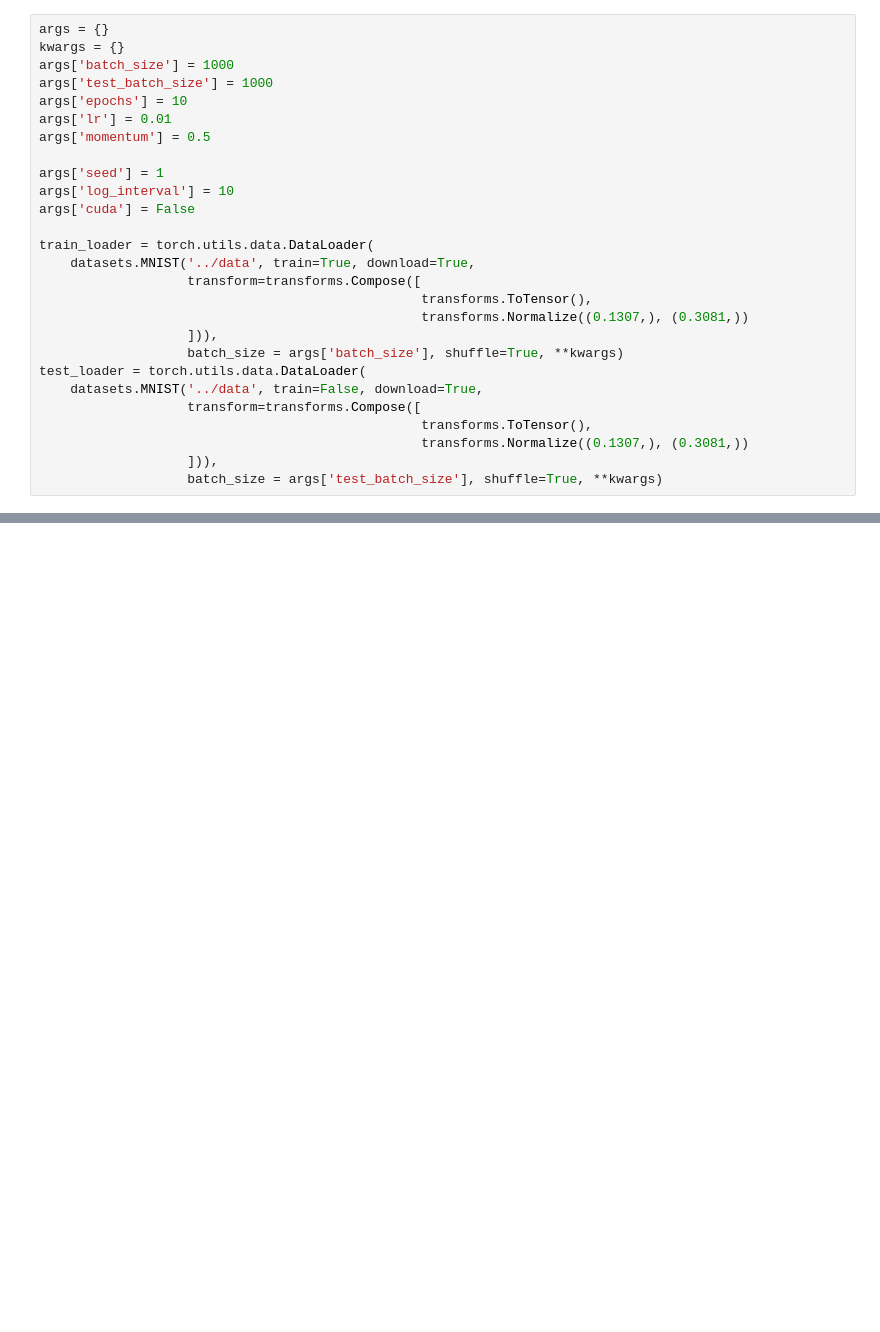
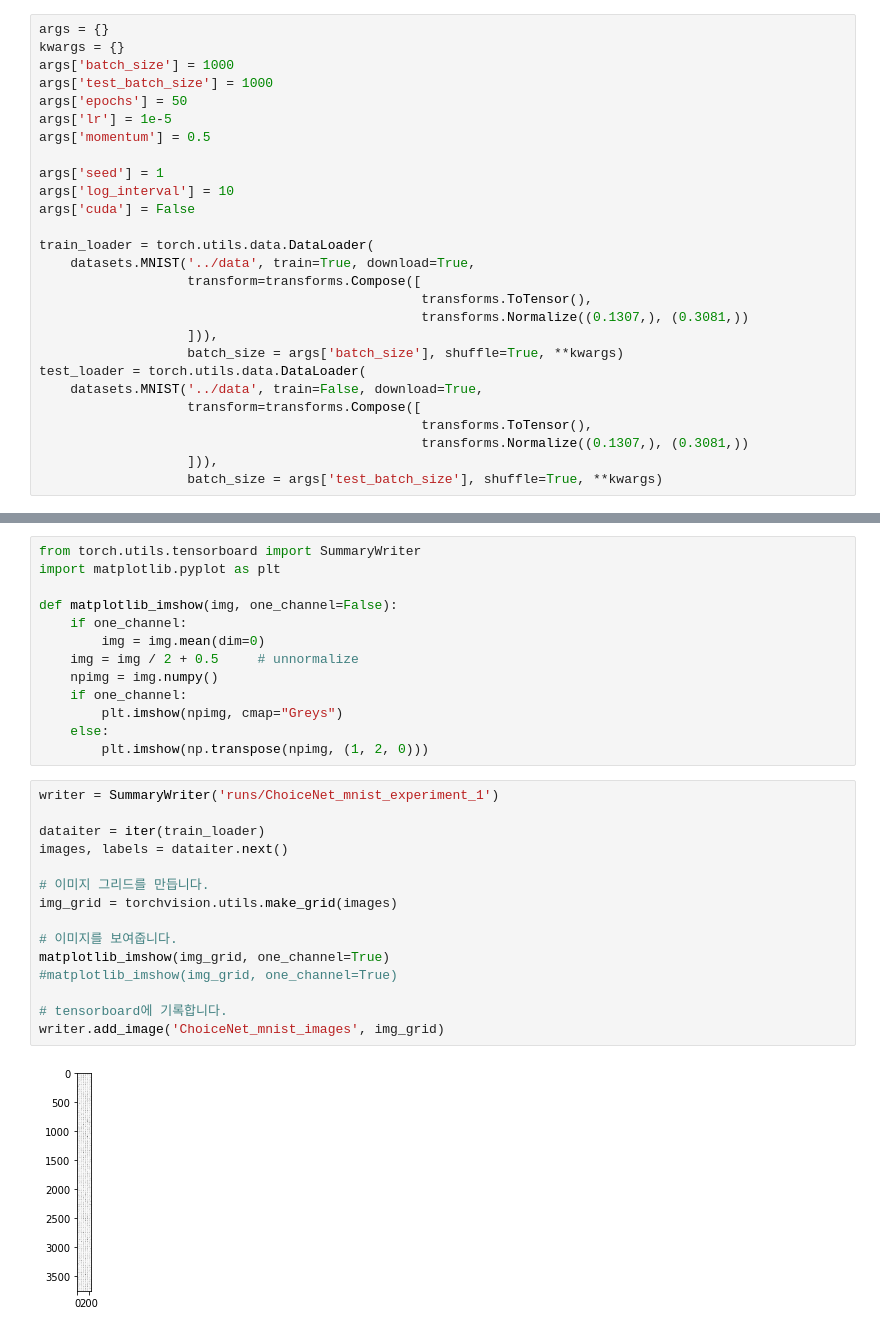
Before and after one commit to yt-oh96/ChoiceNet, a Jupyter notebook: ChoiceNet.ipynb, the cells around one changed output, grey strips where cells are left out. Saved outputs shown, nothing was run; the diff lists cells and outputs as text; blank space fills up the shorter version.

```diff
--- a/ChoiceNet.ipynb
+++ b/ChoiceNet.ipynb
@@ -276,8 +365,8 @@ args = {}
 kwargs = {}
 args['batch_size'] = 1000
 args['test_batch_size'] = 1000
-args['epochs'] = 10
-args['lr'] = 0.01
+args['epochs'] = 50
+args['lr'] = 1e-5
 args['momentum'] = 0.5
 
 args['seed'] = 1
@@ -301 +405,31 @@ test_loader = torch.utils.data.DataLoader(
+# %%
+from torch.utils.tensorboard import SummaryWriter
+import matplotlib.pyplot as plt
+
+def matplotlib_imshow(img, one_channel=False):
+    if one_channel:
+        img = img.mean(dim=0)
+    img = img / 2 + 0.5     # unnormalize
+    npimg = img.numpy()
+    if one_channel:
+        plt.imshow(npimg, cmap="Greys")
+    else:
+        plt.imshow(np.transpose(npimg, (1, 2, 0)))
+# %%
+writer = SummaryWriter('runs/ChoiceNet_mnist_experiment_1')
+
+dataiter = iter(train_loader)
+images, labels = dataiter.next()
+
+# 이미지 그리드를 만듭니다.
+img_grid = torchvision.utils.make_grid(images)
+
+# 이미지를 보여줍니다.
+matplotlib_imshow(img_grid, one_channel=True)
+#matplotlib_imshow(img_grid, one_channel=True)
+
+# tensorboard에 기록합니다.
+writer.add_image('ChoiceNet_mnist_images', img_grid)
+# %% [output]
+[figure, added]
 # %%
```
Also changed, not shown: parts of 12 cells of this notebook.
